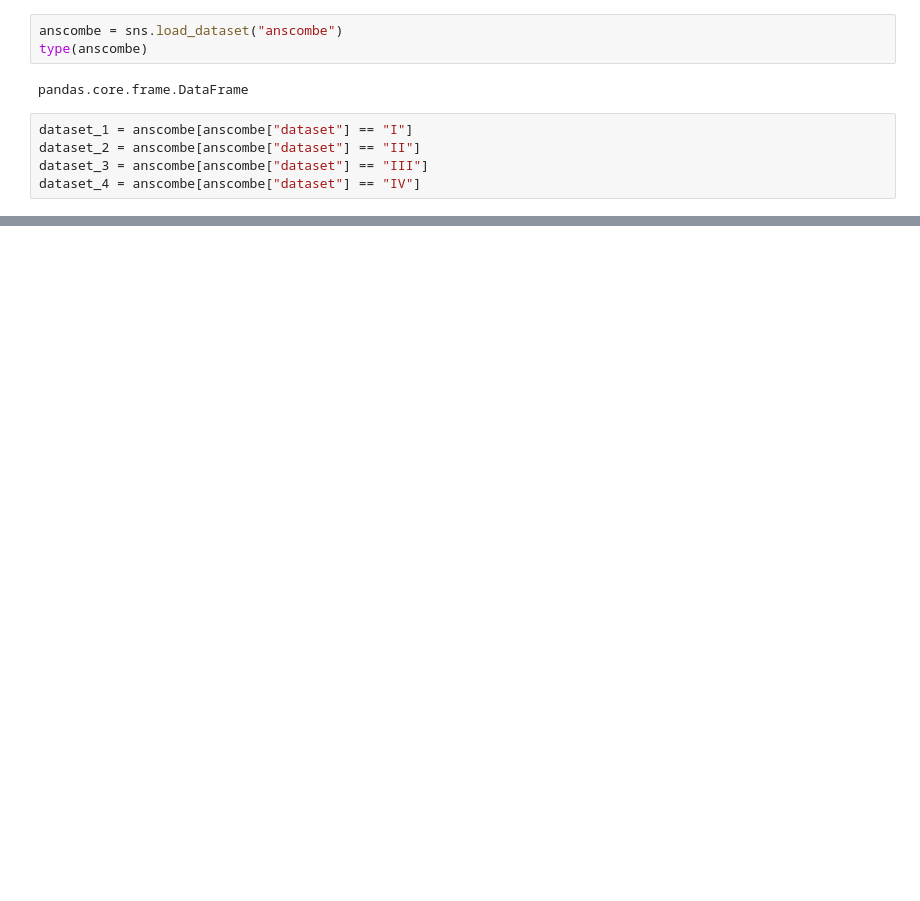
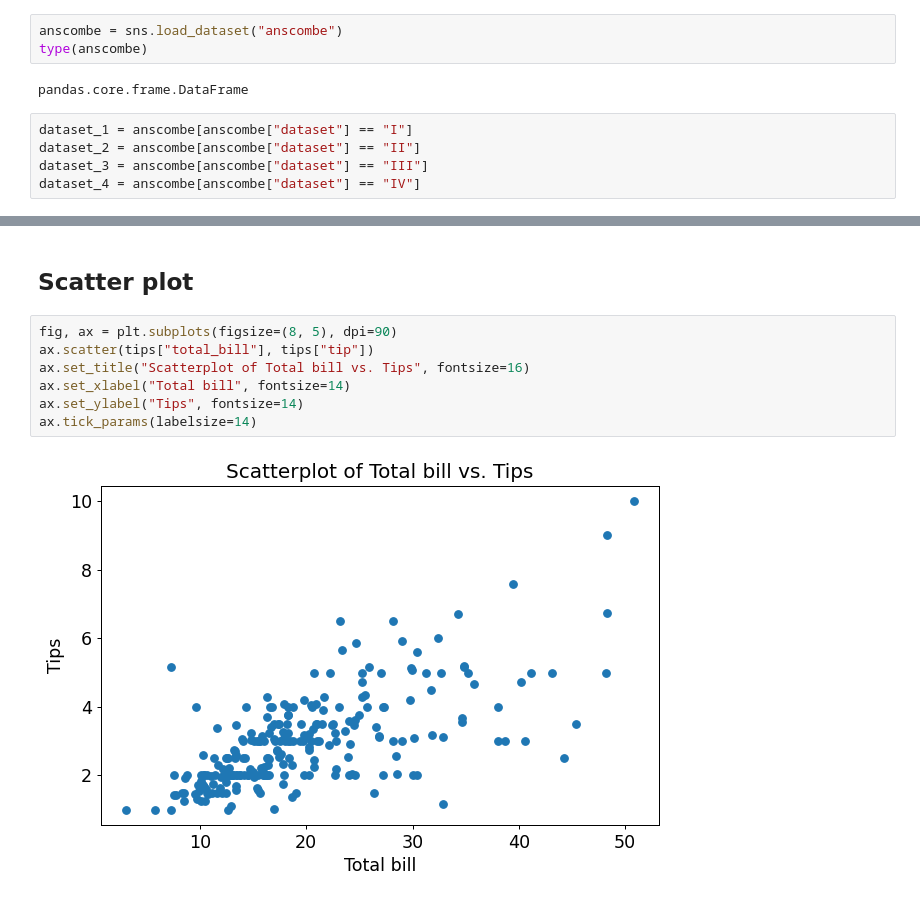
Before and after one commit to a-pineau/Pandas, a Jupyter notebook: Ch3.ipynb, the cells around one changed output, grey strips where cells are left out. Cells and saved outputs as stored; diff of their text form; blank space fills up the shorter version.

```diff
--- a/Ch3.ipynb
+++ b/Ch3.ipynb
@@ -52,0 +60,11 @@ fig
+# %% [markdown]
+## Scatter plot
+# %%
+fig, ax = plt.subplots(figsize=(8, 5), dpi=90)
+ax.scatter(tips["total_bill"], tips["tip"])
+ax.set_title("Scatterplot of Total bill vs. Tips", fontsize=16)
+ax.set_xlabel("Total bill", fontsize=14)
+ax.set_ylabel("Tips", fontsize=14)
+ax.tick_params(labelsize=14)
+# %% [output]
+[figure, added]
```
Also changed, not shown: parts of 14 cells of this notebook, 8 other files.
